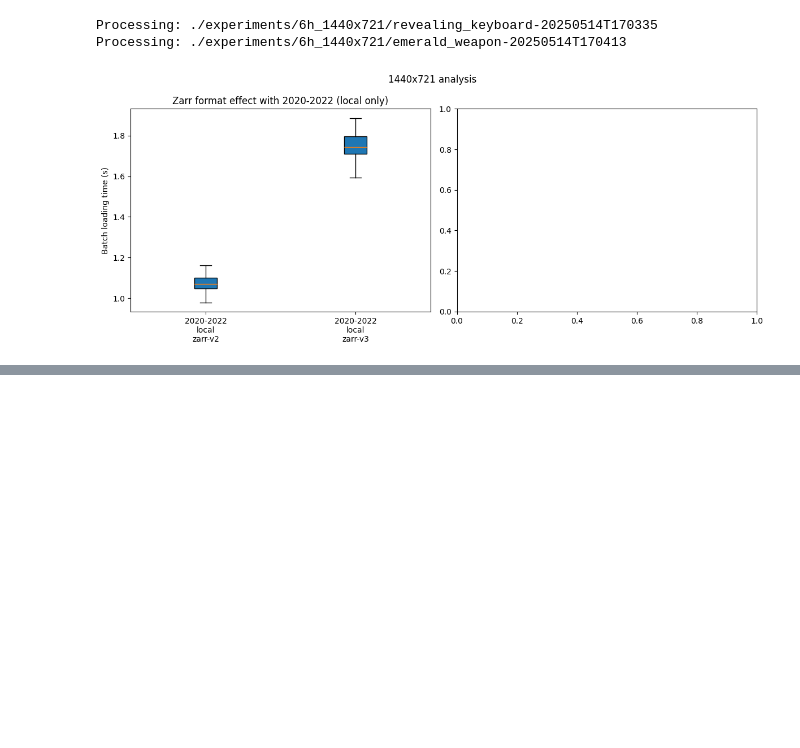
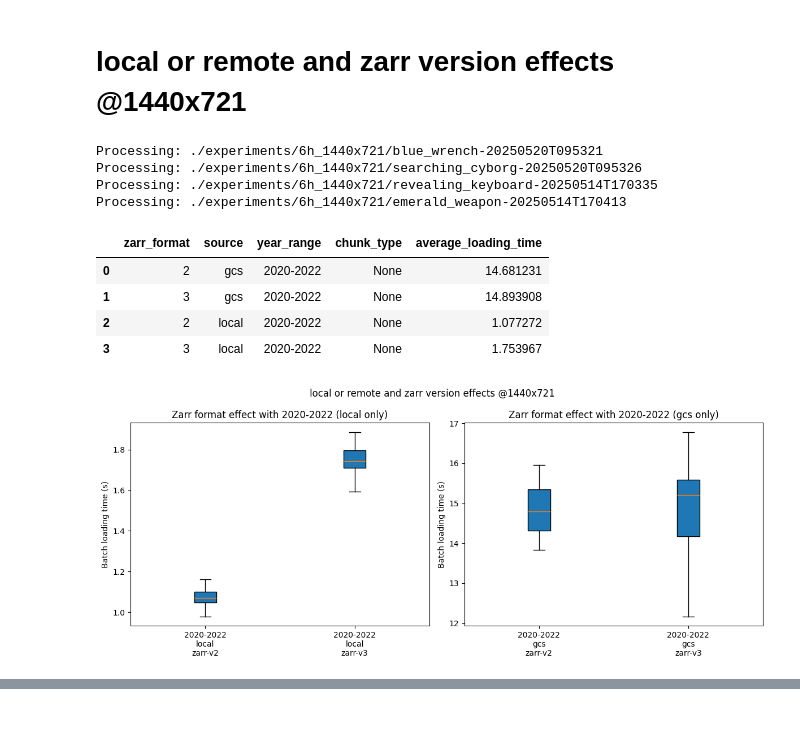
Before and after one commit to eliotwalt/zarr-snellius-benchmark, a Jupyter notebook: analysis.ipynb, the cells around one changed output, grey strips where cells are left out. Drawn from its saved outputs; the diff is of its cells as text; code cells hidden in the pictures; blank space fills up the shorter version.

```diff
--- a/analysis.ipynb
+++ b/analysis.ipynb
@@ -16,6 +17,10 @@ year_range_maps = {
     "era5_weekly_aurora_2010-2022-wb13-1h-240x121.zarr-v3": (2010, 2022),
     "era5_weekly_aurora_2020-2022-wb13-1h-240x121.zarr-v3": (2020, 2022),
     "era5_6h_aurora_2020-2022-wb13-6h-1440x721.zarr-v3": (2020, 2022),
+    # chunking
+    "era5_weekly_aurora_2022-2022-wb13-1h-240x121.da.zarr-v2": (2022, 2022),
+    "era5_weekly_aurora_2022-2022-wb13-1h-240x121.ds.zarr-v2": (2022, 2022),
+    "era5_6h_aurora_2020-2022-wb13-6h-1440x721.da.zarr-v2": (2020, 2022),
 }
 
 def parse_experiment(exp_dir):
@@ -56,6 +61,20 @@ def parse_experiment(exp_dir):
         times_summary = yaml.safe_load(f)
     times = times_summary.get("times", None)
 
+    # chunk type if any
+    if ".da.zarr" in os.path.basename(dataset):
+        chunk_type = "da"
+    elif ".ds.zarr" in os.path.basename(dataset):
+        chunk_type = "ds"
+    else:
+        chunk_type = None
+
+    # make id
+    if chunk_type is None:
+        id_ = "-".join([str(y) for y in year_range]) + f"\n{source}\nzarr-v{zarr_format}"
+    else:
+        id_ = "-".join([str(y) for y in year_range]) + f"\n{source}\nzarr-v{zarr_format}\n{chunk_type}"
+
     return {
         "date": date,
         "zarr_format": zarr_format,
@@ -63,7 +82,8 @@ def parse_experiment(exp_dir):
         "source": source,
         "year_range": "-".join([str(y) for y in year_range]),
         "times": times,
-        "id": "-".join([str(y) for y in year_range]) + f"\n{source}\nzarr-v{zarr_format}",
+        "id": id_,
+        "chunk_type": chunk_type,
     }
 
 def experiment_dir_to_df(experiment_dir):
@@ -136,25 +168,37 @@ Processing: ./experiments/1w_240x121/obsidian_major-20250514T170859
+# %% [markdown]
+# local or remote and zarr version effects @1440x721
 # %%
 experiment_dir = "./experiments/6h_1440x721"
 experiment_df = experiment_dir_to_df(experiment_dir)
 
 fig, axs = plt.subplots(1, 2, figsize=(12, 5))
 
 boxplot(
     experiment_df.query("year_range == '2020-2022' & source == 'local'").sort_values(by=["zarr_format"]),
     axs[0],
     "Zarr format effect with 2020-2022 (local only)"
 )
 if not experiment_df.query("year_range == '2020-2022' & source == 'gcs'").empty:
     boxplot(
         experiment_df.query("year_range == '2020-2022' & source == 'gcs'").sort_values(by=["zarr_format"]),
         axs[1],
         "Zarr format effect with 2020-2022 (gcs only)"
     )
 
-fig.suptitle("1440x721 analysis")
+fig.suptitle("local or remote and zarr version effects @1440x721")
 fig.tight_layout()
 fig.show()
+
+experiment_df['average_loading_time'] = experiment_df.apply(lambda x: np.mean(x.times), axis=1)
+experiment_df.drop(columns=['times', 'dataset', 'id', 'date'])
 # %% [output]
+Processing: ./experiments/6h_1440x721/blue_wrench-20250520T095321
+Processing: ./experiments/6h_1440x721/searching_cyborg-20250520T095326
 Processing: ./experiments/6h_1440x721/revealing_keyboard-20250514T170335
 Processing: ./experiments/6h_1440x721/emerald_weapon-20250514T170413
+|  | zarr_format | source | year_range | chunk_type | average_loading_time |
+| 0 | 2 | gcs | 2020-2022 | None | 14.681231 |
+| 1 | 3 | gcs | 2020-2022 | None | 14.893908 |
+| 2 | 2 | local | 2020-2022 | None | 1.077272 |
+| 3 | 3 | local | 2020-2022 | None | 1.753967 |
-[figure, old version]
+[figure, new version]
```
Also changed, not shown: parts of 6 cells of this notebook, 18 other files.
